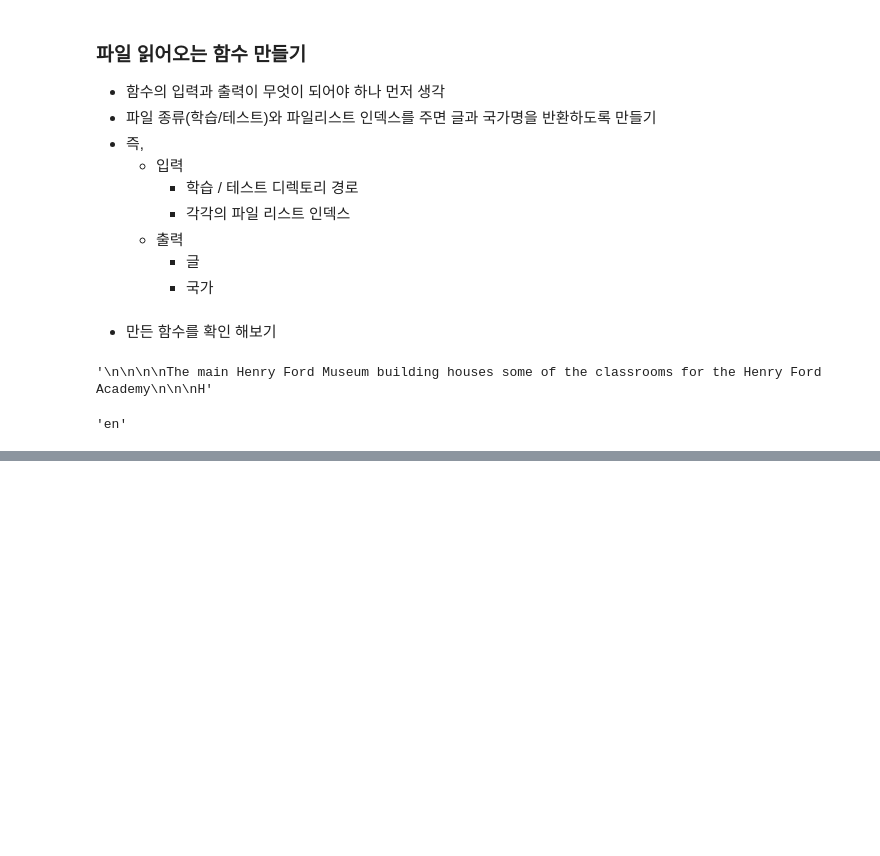
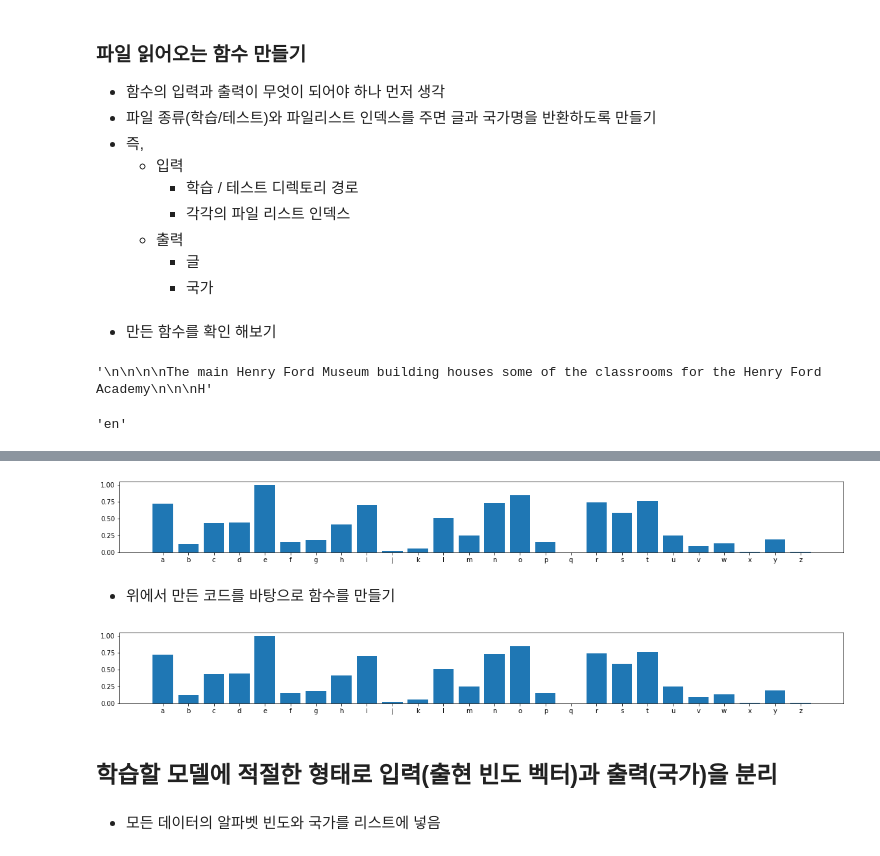
Before and after one commit to WoongheeLee/class-2020-Artificial-Intelligence-and-Future-Society, a Jupyter notebook: week09/language_classification.ipynb, the cells around one changed output, grey strips where cells are left out. Cells and saved outputs as stored; diff of their text form; code cells hidden in the pictures; blank space fills up the shorter version.

```diff
--- a/week09/language_classification.ipynb
+++ b/week09/language_classification.ipynb
@@ -134,6 +135,12 @@ lines[:10]
     * 국가
 # %%
 def get_file(filepath, filename):
+    """
+    args:
+        데이터 디렉토리, 데이터 파일 이름
+    return:
+        파일에서 읽은 모든 문장을 한 문자열로 반환
+    """
     fullpath = os.path.join(filepath, filename)
     with open(fullpath, 'r', encoding='utf8') as f:
         lines = f.readlines()
@@ -189,0 +227,6 @@ sorted(re.findall('[a-zA-Z]',temp))
+# %%
+# 연습으로 하나 그려보기
+alphabet_frequency, country = get_frequency(train_path, train_files[0])
+
+# 알파벳에 따른 출현 빈도 (비율)
+alphabet_frequency
@@ -189,0 +257,4 @@ sorted(re.findall('[a-zA-Z]',temp))
+# %%
+# 영어 알파벳 순서대로 저장한 리스트
+ALPHABET = [f"{a:c}" for a in range(97, 97+26)]
+ALPHABET
@@ -189,0 +279,4 @@ sorted(re.findall('[a-zA-Z]',temp))
+# %%
+# 알파벳에 대응하는 출현 빈도 매칭된 리스트
+freq = [alphabet_frequency.get(a) for a in ALPHABET]
+freq
@@ -189,0 +301,9 @@ sorted(re.findall('[a-zA-Z]',temp))
+# %%
+# 그림 그려보기
+plt.figure(figsize=(20, 2))
+plt.bar(ALPHABET, freq)
+plt.show()
+# %% [output]
+[figure, added]
+# %% [markdown]
+* 위에서 만든 코드를 바탕으로 함수를 만들기
@@ -189,0 +322,8 @@ sorted(re.findall('[a-zA-Z]',temp))
+# %%
+plot_freq(alphabet_frequency)
+# %% [output]
+[figure, added]
+# %% [markdown]
+## 학습할 모델에 적절한 형태로 입력(출현 빈도 벡터)과 출력(국가)을 분리
+# %% [markdown]
+* 모든 데이터의 알파벳 빈도와 국가를 리스트에 넣음
```
Also changed, not shown: parts of 56 cells of this notebook.
